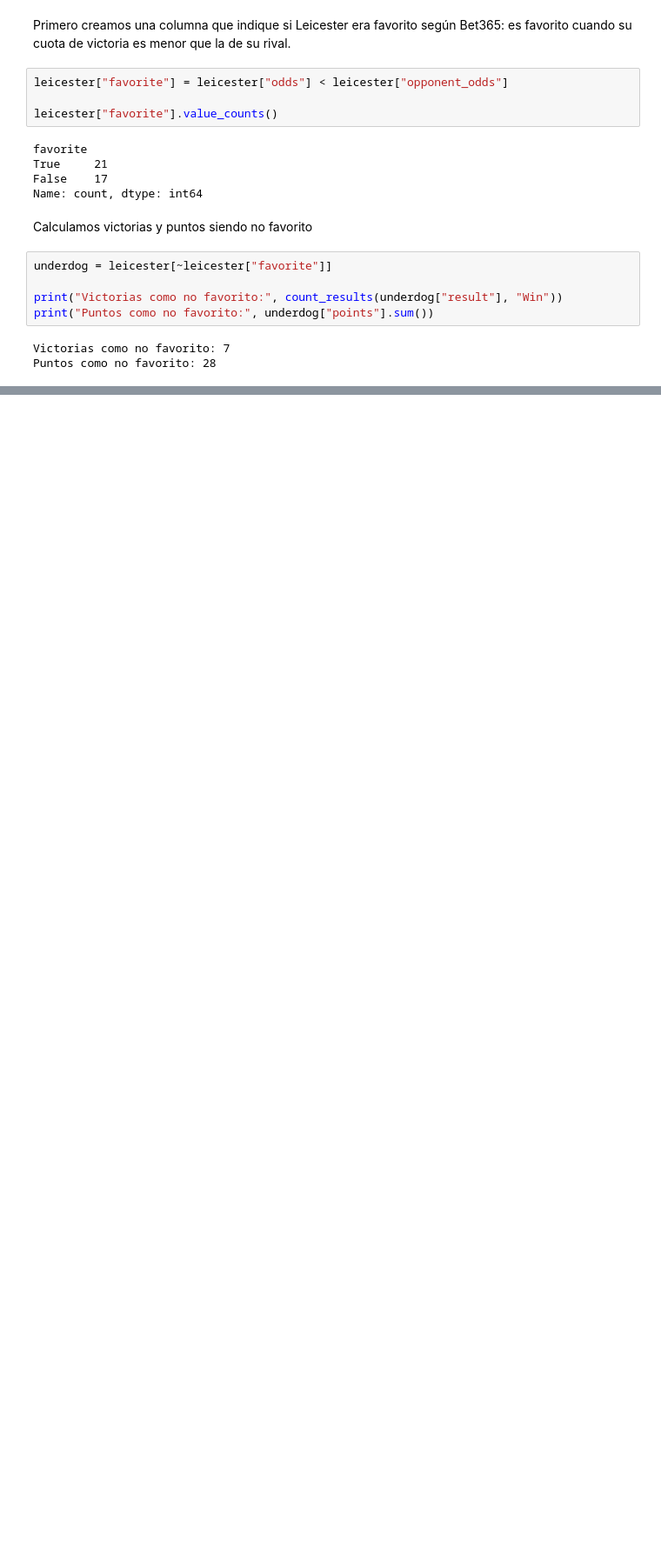
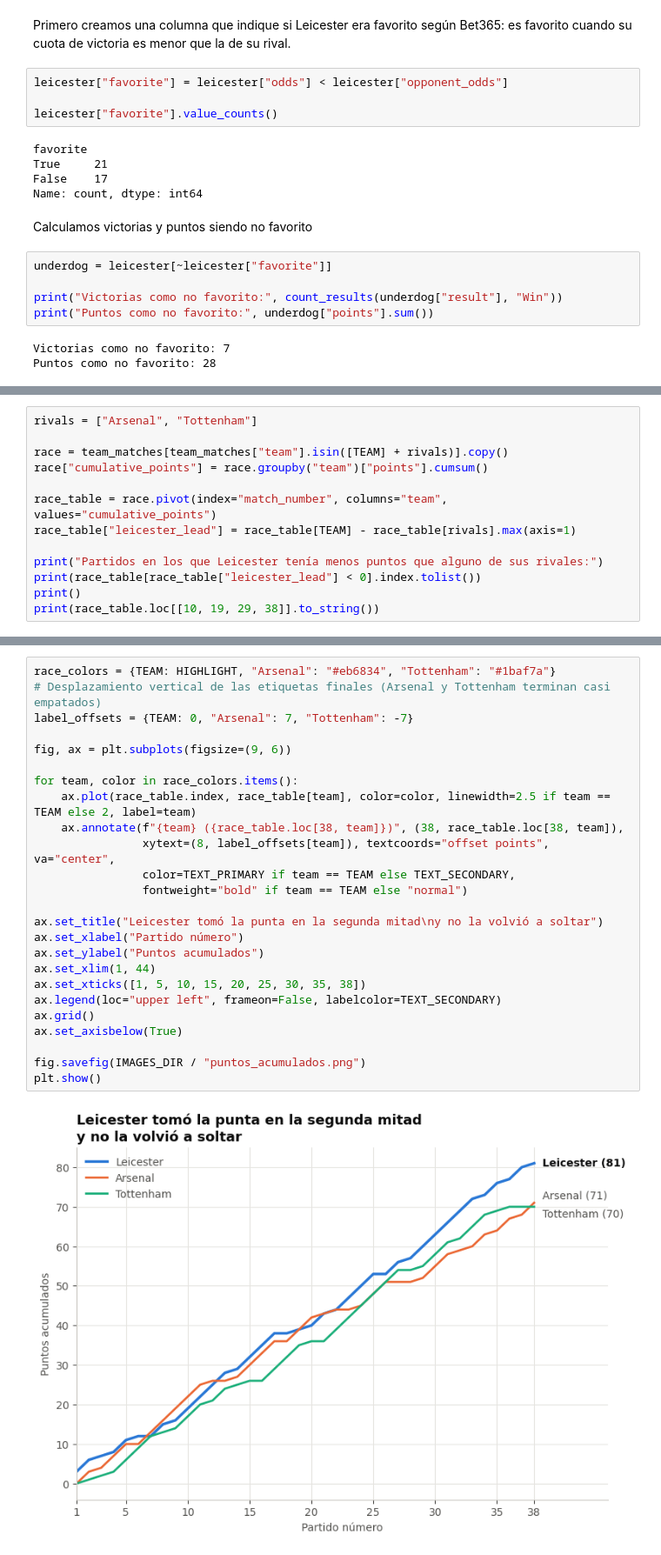
Before and after one commit to FrancoJarc/leicester-city-2015-16, a Jupyter notebook: notebooks/analysis.ipynb, the cells around one changed output, grey strips where cells are left out. Shown at 87% size. Saved outputs shown, nothing was run; the diff lists cells and outputs as text; blank space fills up the shorter version.

```diff
--- a/notebooks/analysis.ipynb
+++ b/notebooks/analysis.ipynb
@@ -768,0 +911,13 @@ En conjunto, los datos confirman que el título de Leicester City fue una de las
+# %%
+rivals = ["Arsenal", "Tottenham"]
+
+race = team_matches[team_matches["team"].isin([TEAM] + rivals)].copy()
+race["cumulative_points"] = race.groupby("team")["points"].cumsum()
+
+race_table = race.pivot(index="match_number", columns="team", values="cumulative_points")
+race_table["leicester_lead"] = race_table[TEAM] - race_table[rivals].max(axis=1)
+
+print("Partidos en los que Leicester tenía menos puntos que alguno de sus rivales:")
+print(race_table[race_table["leicester_lead"] < 0].index.tolist())
+print()
+print(race_table.loc[[10, 19, 29, 38]].to_string())
@@ -768,0 +934,27 @@ En conjunto, los datos confirman que el título de Leicester City fue una de las
+# %%
+race_colors = {TEAM: HIGHLIGHT, "Arsenal": "#eb6834", "Tottenham": "#1baf7a"}
+# Desplazamiento vertical de las etiquetas finales (Arsenal y Tottenham terminan casi empatados)
+label_offsets = {TEAM: 0, "Arsenal": 7, "Tottenham": -7}
+
+fig, ax = plt.subplots(figsize=(9, 6))
+
+for team, color in race_colors.items():
+    ax.plot(race_table.index, race_table[team], color=color, linewidth=2.5 if team == TEAM else 2, label=team)
+    ax.annotate(f"{team} ({race_table.loc[38, team]})", (38, race_table.loc[38, team]),
+                xytext=(8, label_offsets[team]), textcoords="offset points", va="center",
+                color=TEXT_PRIMARY if team == TEAM else TEXT_SECONDARY,
+                fontweight="bold" if team == TEAM else "normal")
+
+ax.set_title("Leicester tomó la punta en la segunda mitad\ny no la volvió a soltar")
+ax.set_xlabel("Partido número")
+ax.set_ylabel("Puntos acumulados")
+ax.set_xlim(1, 44)
+ax.set_xticks([1, 5, 10, 15, 20, 25, 30, 35, 38])
+ax.legend(loc="upper left", frameon=False, labelcolor=TEXT_SECONDARY)
+ax.grid()
+ax.set_axisbelow(True)
+
+fig.savefig(IMAGES_DIR / "puntos_acumulados.png")
+plt.show()
+# %% [output]
+[figure, added]
```
Also changed, not shown: parts of 24 cells of this notebook, 3 other files.
